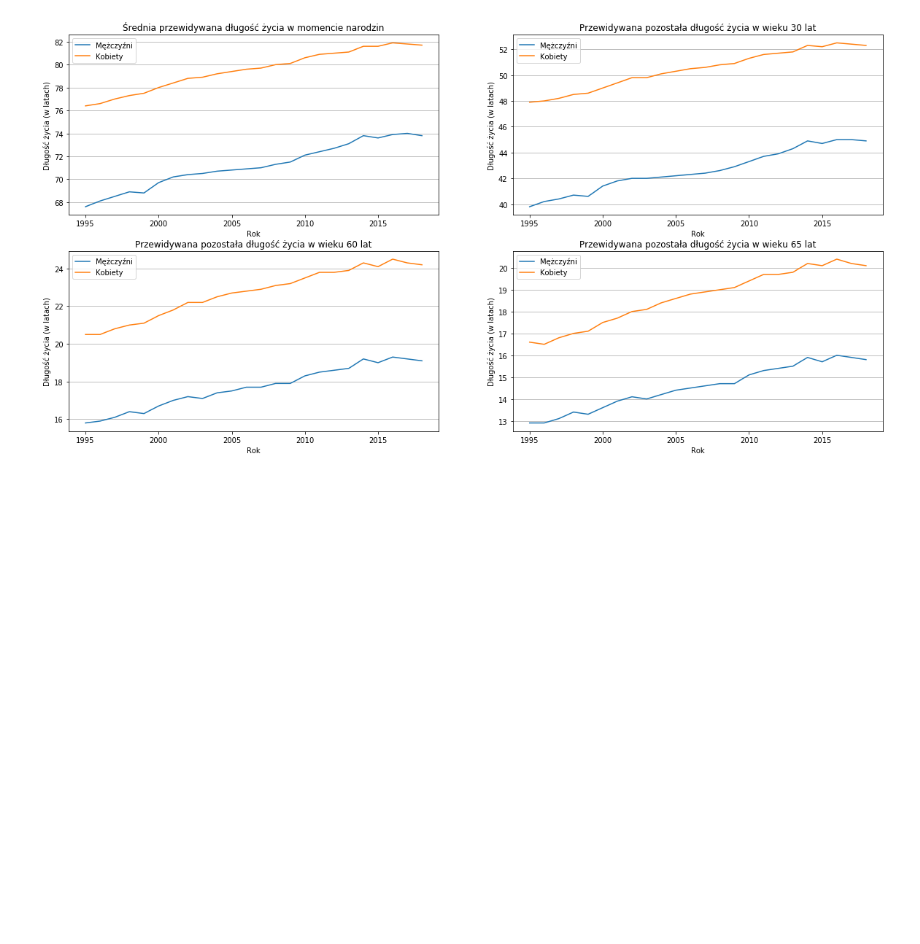
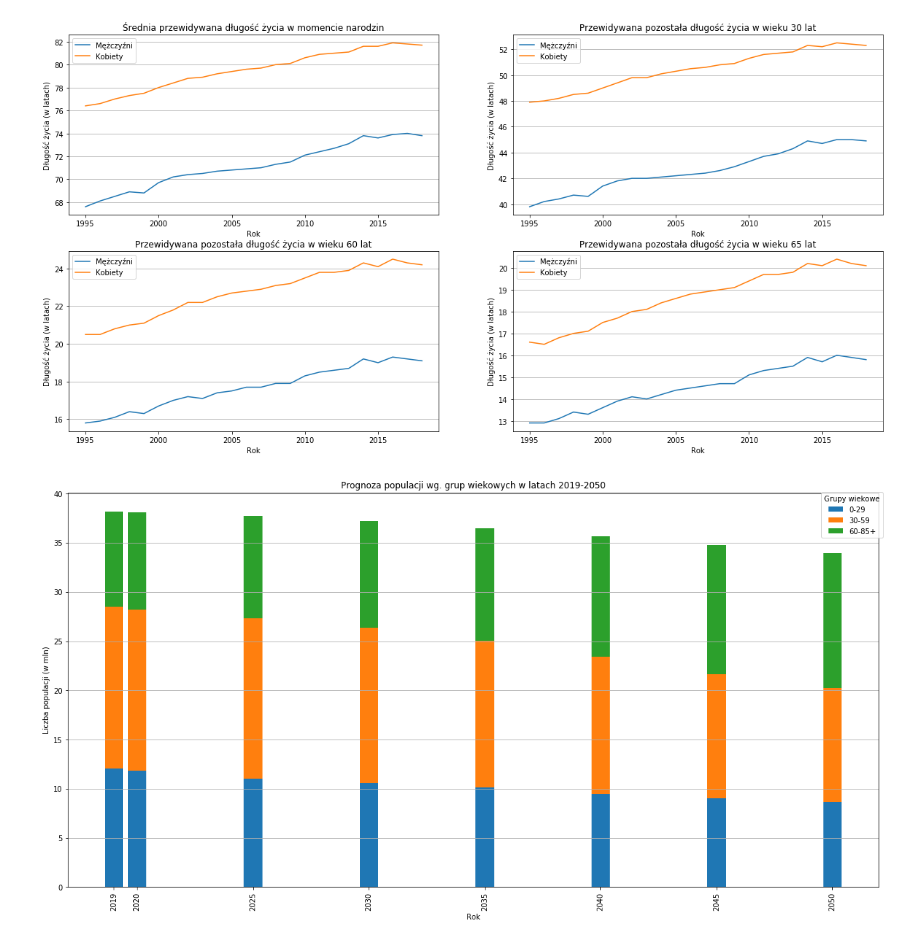
Before and after one commit to marcinsola/CDV_Data_Science, a Jupyter notebook: II/Wstep_do_Big_Data_w_ekonomii/projekt_zaliczeniowy/code.ipynb, the cells around one changed output. Cells and saved outputs as stored; diff of their text form; code cells hidden in the pictures; blank space fills up the shorter version.

Commit message:
Population plot in progress

```diff
--- a/II/Wstep_do_Big_Data_w_ekonomii/projekt_zaliczeniowy/code.ipynb
+++ b/II/Wstep_do_Big_Data_w_ekonomii/projekt_zaliczeniowy/code.ipynb
@@ -110,7 +100,7 @@ ax.set_xticklabels(dzietnosc.index, rotation=90)
 ax.set_xticks(dzietnosc.index)
 ax.set_title('Liczba urodzeń na 1000 kobiet w grupach wiekowych')
 ax.set_xlabel('Rok')
-ax.set_ylabel('Liczba urodzeń na 1000 kobiet')
+ax.set_ylabel('Liczba urodzeń na 1000 kobiet w grupach wiekowych')
 for i in range(len(age_groups)):
     ax.bar(dzietnosc.index, dzietnosc[age_groups[i]], label=age_groups[i], bottom=np.array(dzietnosc[age_groups[:i]].sum(axis=1)), alpha=.7)
 
@@ -149,16 +126,0 @@ plot_data = plot_data.iloc[:, -3:]
-# %%
-fig, ax = plt.subplots()
-fig.set_size_inches(20, 10)
-ax.set_xticklabels(plot_data.index, rotation=90)
-ax.set_xticks(plot_data.index)
-ax.set_title('Prognoza populacji wg. grup wiekowych w latach 2019-2050')
-ax.set_xlabel('Rok')
-ax.set_ylabel('Liczba populacji (w mln)')
-for i in range(len(plot_data.columns)):
-    ax.bar(plot_data.index, plot_data[plot_data.columns[i]], label=plot_data.columns[i], bottom=np.array(plot_data[plot_data.columns[:i]].sum(axis=1)), alpha=.7)
-
-ax.legend(title='Grupy wiekowe', bbox_to_anchor=(1.01, 1.01))
-ax.yaxis.grid()
-
-fig.savefig('img/prognoza_populacji.png')
-plt.show()
@@ -240,0 +215,18 @@ fig.savefig('img/life_exp.png')
+# %%
+fig, ax = plt.subplots()
+fig.set_size_inches(20, 10)
+ax.set_xticklabels(plot_data.index, rotation=90)
+ax.set_xticks(plot_data.index)
+ax.set_title('Prognoza populacji wg. grup wiekowych w latach 2019-2050')
+ax.set_xlabel('Rok')
+ax.set_ylabel('Liczba populacji (w mln)')
+for i in range(len(plot_data.columns)):
+    ax.bar(plot_data.index, plot_data[plot_data.columns[i]], label=plot_data.columns[i], bottom=np.array(plot_data[plot_data.columns[:i]].sum(axis=1)))
+
+ax.legend(title='Grupy wiekowe', bbox_to_anchor=(1.01, 1.01))
+ax.yaxis.grid()
+
+fig.savefig('img/prognoza_populacji.png')
+plt.show()
+# %% [output]
+[figure, added]
```
Also changed, not shown: parts of 21 cells of this notebook.
